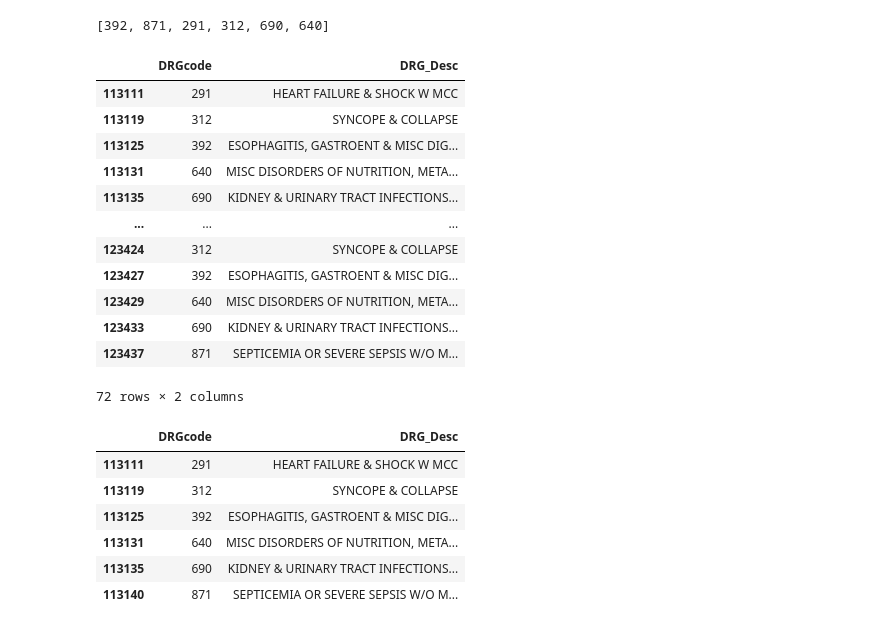
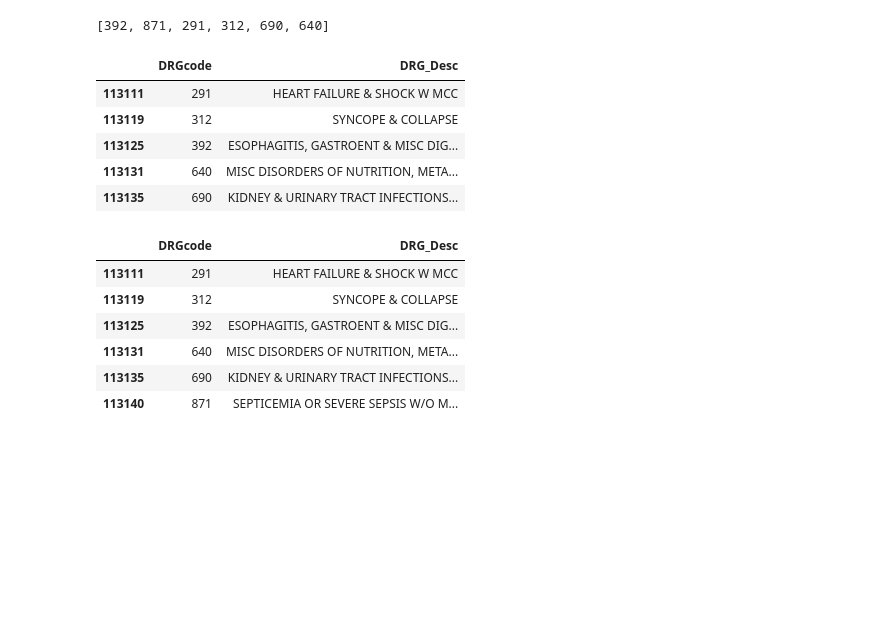
Before and after one commit to patgratt/HospitalDataAnalysis, a Jupyter notebook: medicare.ipynb, the cells around one changed output. Saved outputs shown, nothing was run; the diff lists cells and outputs as text; code cells hidden in the pictures; blank space fills up the shorter version.

```diff
--- a/medicare.ipynb
+++ b/medicare.ipynb
@@ -135,26 +135,19 @@ allcodes
 # %%
 # create subset df with just code and description
 
 cd = qb[['DRGcode','DRG_Desc']]
 
 # use allcodes list to get descriptions of those codes
 
 allcodes_df = cd.loc[cd['DRGcode'].isin(allcodes)]
-allcodes_df
+allcodes_df.head()
 # %% [output]
 |  | DRGcode | DRG_Desc |
 | 113111 | 291 | HEART FAILURE & SHOCK W MCC |
 | 113119 | 312 | SYNCOPE & COLLAPSE |
 | 113125 | 392 | ESOPHAGITIS, GASTROENT & MISC DIG... |
 | 113131 | 640 | MISC DISORDERS OF NUTRITION, META... |
 | 113135 | 690 | KIDNEY & URINARY TRACT INFECTIONS... |
-| ... | ... | ... |
-| 123424 | 312 | SYNCOPE & COLLAPSE |
-| 123427 | 392 | ESOPHAGITIS, GASTROENT & MISC DIG... |
-| 123429 | 640 | MISC DISORDERS OF NUTRITION, META... |
-| 123433 | 690 | KIDNEY & URINARY TRACT INFECTIONS... |
-| 123437 | 871 | SEPTICEMIA OR SEVERE SEPSIS W/O M... |
-72 rows × 2 columns
 # %%
 codes6 = allcodes_df[allcodes_df['DRG_Desc'].duplicated(keep='first') == False]
 # %%
```
Also changed, not shown: parts of 16 cells of this notebook.
